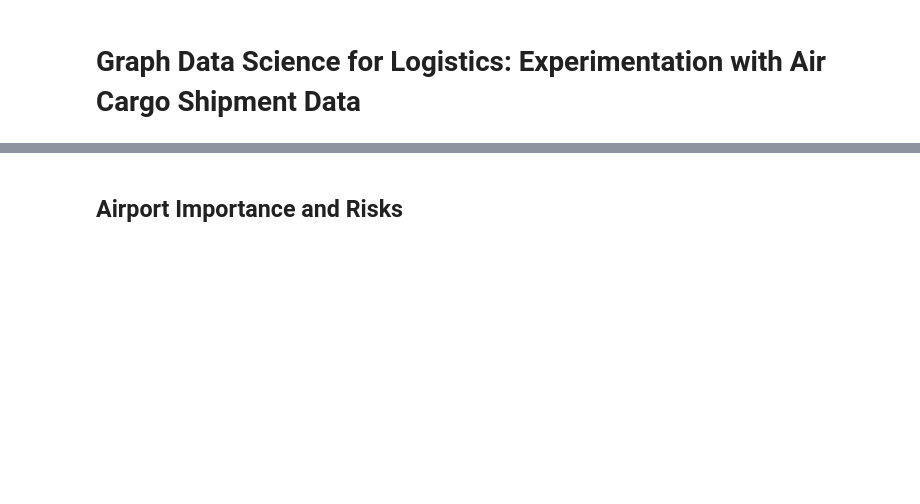
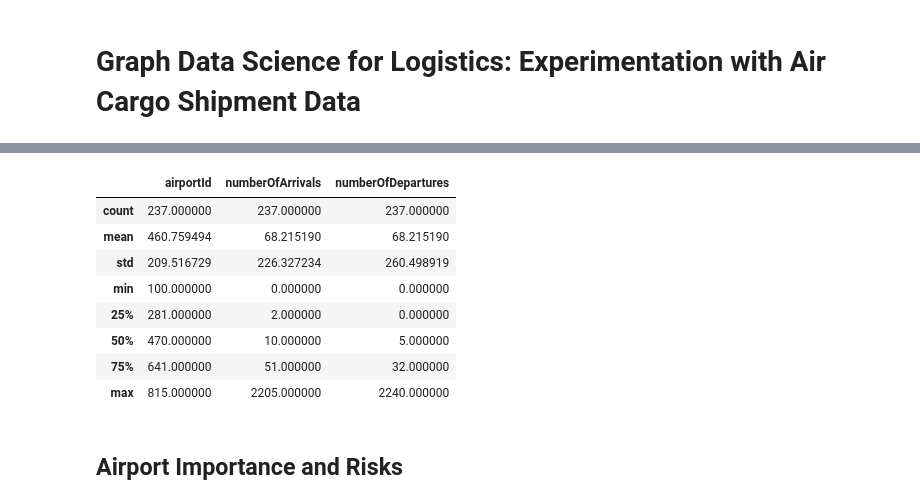
Before and after one commit to neo4j-product-examples/supply-chain-logistics-demo, a Jupyter notebook: airplane-cargo/demo.ipynb, the cells around one changed output, grey strips where cells are left out. Saved outputs shown, nothing was run; the diff lists cells and outputs as text; code cells hidden in the pictures; blank space fills up the shorter version.

```diff
--- a/airplane-cargo/demo.ipynb
+++ b/airplane-cargo/demo.ipynb
@@ -17,3 +154,15 @@ gds = GraphDataScience(HOST, auth=(USERNAME, PASSWORD), aura_ds=True)
+# %%
+airport_df.describe()
+# %% [output]
+|  | airportId | numberOfArrivals | numberOfDepartures |
+| count | 237.000000 | 237.000000 | 237.000000 |
+| mean | 460.759494 | 68.215190 | 68.215190 |
+| std | 209.516729 | 226.327234 | 260.498919 |
+| min | 100.000000 | 0.000000 | 0.000000 |
+| 25% | 281.000000 | 2.000000 | 0.000000 |
+| 50% | 470.000000 | 10.000000 | 5.000000 |
+| 75% | 641.000000 | 51.000000 | 32.000000 |
+| max | 815.000000 | 2205.000000 | 2240.000000 |
 # %% [markdown]
 ## Airport Importance and Risks
 # %%
```
Also changed, not shown: parts of 13 cells of this notebook.
